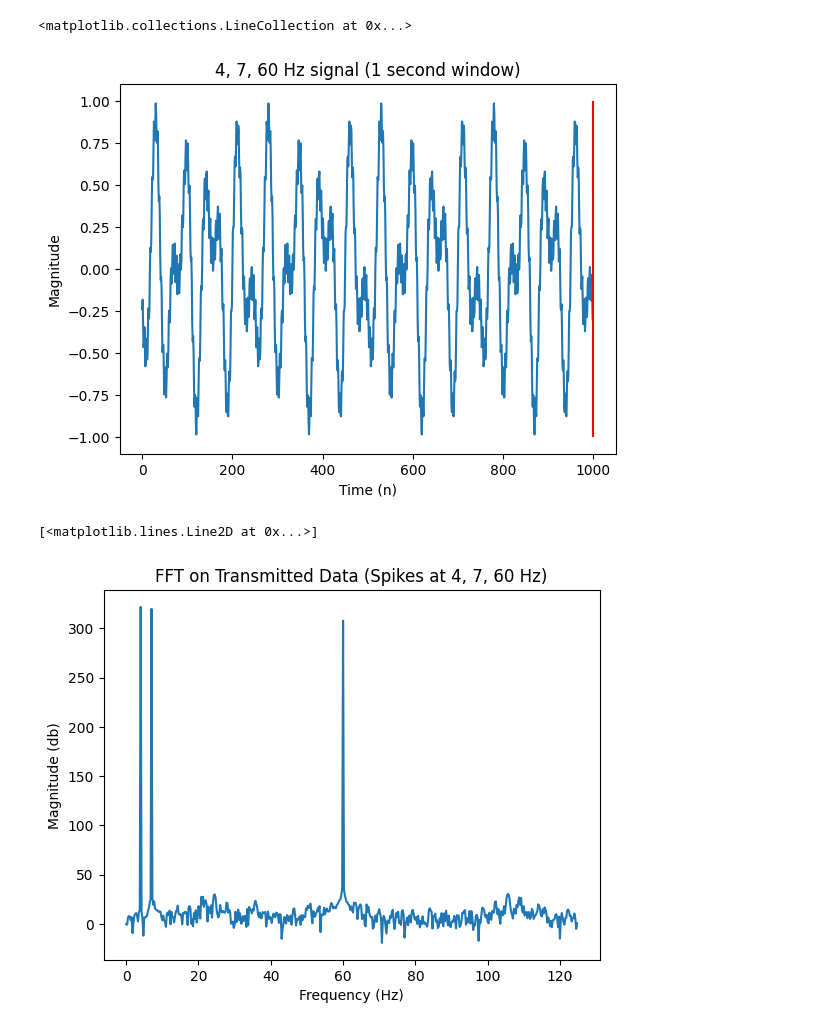
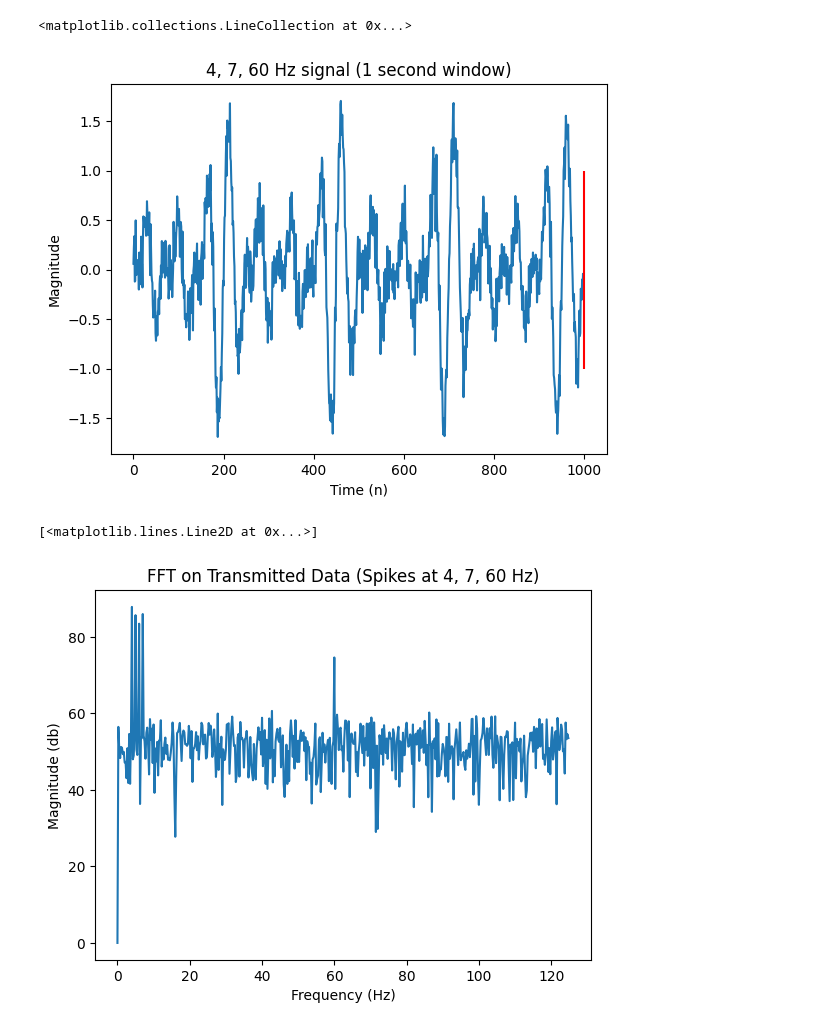
Before and after one commit to LeouYing/BCI-Project, a Jupyter notebook: lsl/generate.ipynb, the cells around one changed output. Drawn from its saved outputs; the diff is of its cells as text; code cells hidden in the pictures.

Commit message:
Add noise to generated sample data

```diff
--- a/lsl/generate.ipynb
+++ b/lsl/generate.ipynb
@@ -45,23 +45,29 @@ def sum_sines(t: np.array, f_list: list[float], scaling: list[float], delay: flo
 # %%
 # Sampling rate Hz (Cyton board)
 fs = 250
 
 seconds = 4
 num_samples = fs*seconds
-frequencies = [4, 7, 60]
-scaling = [0.5, 0.4, 0.1]
+frequencies = [4, 5, 6, 7, 60]
+scaling = [0.5, 0.4, 0.3, 0.4, 0.1]
 
 t = np.array([*range(num_samples)])
 ch1 = sum_sines(t, frequencies, fs=fs, scaling=scaling, delay=50)
+
+mu = 0.0
+std = 0.25 * np.std(ch1)
+noise = np.random.normal(mu, std, size = ch1.shape)
+
+ch1 += noise
 
 plt.plot(t, ch1)
 plt.title('4, 7, 60 Hz signal (1 second window)')
 plt.xlabel('Time (n)')
 plt.ylabel('Magnitude')
 plt.vlines(1000, -1, 1, color='red')
 # %% [output]
 <matplotlib.collections.LineCollection at 0x...>
-[figure, old version]
+[figure, new version]
 # %%
 # Sample count
 N = len(ch1)
@@ -90,7 +96,7 @@ plt.xlabel('Frequency (Hz)')
 plt.plot(xf, yf_plot)
 # %% [output]
 [<matplotlib.lines.Line2D at 0x...>]
-[figure, old version]
+[figure, new version]
 # %%
 name = 'LSLExample'
 stream_type = 'EEG'
```
Also changed, not shown: parts of 1 cell of this notebook, 1 other file.
